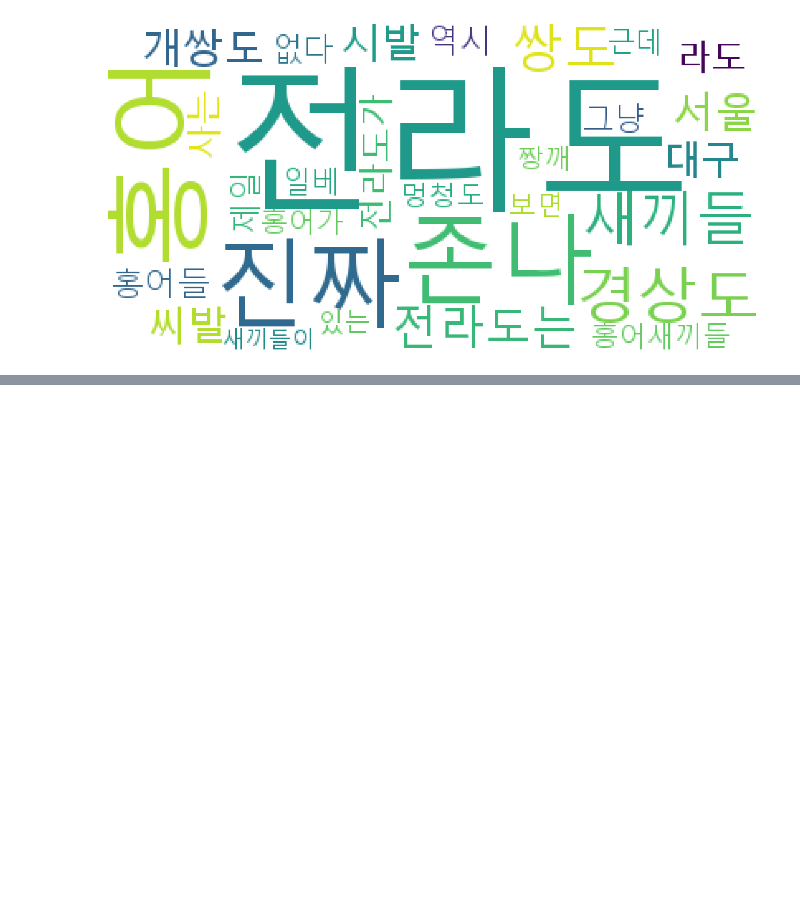
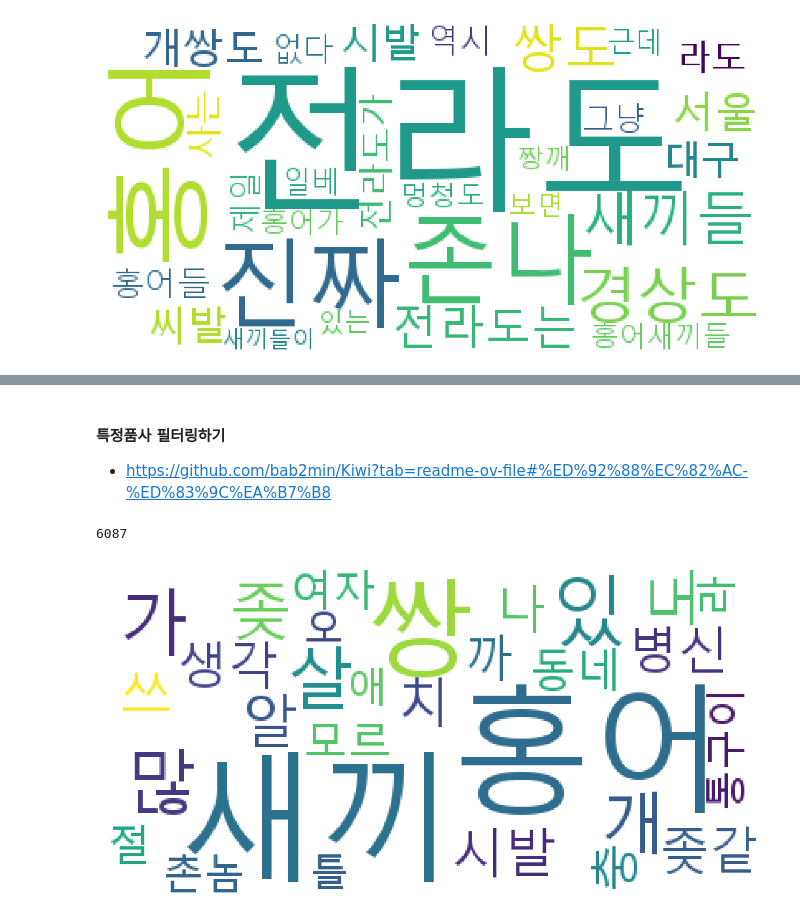
Before and after one commit to chxssun/python, a Jupyter notebook: ML/ex04_텍스트마이닝_기초.ipynb, the cells around one changed output, grey strips where cells are left out. Drawn from its saved outputs; the diff is of its cells as text; code cells hidden in the pictures; blank space fills up the shorter version.

```diff
--- a/ML/ex04_텍스트마이닝_기초.ipynb
+++ b/ML/ex04_텍스트마이닝_기초.ipynb
@@ -306,0 +374,3 @@ plt.show() # 시각화 결과 보여주기
+# %%
+from kiwipiepy.utils import Stopwords
+stopwords = Stopwords() # 불용어 객체생성 -> 기본적인 한국어 불용어가 탑재
@@ -306,0 +387,3 @@ plt.show() # 시각화 결과 보여주기
+# %%
+# 불용어 추가
+stopwords.add(("결과",'NNG')) # 새로운 불용어 등록
@@ -306,0 +418,5 @@ plt.show() # 시각화 결과 보여주기
+# %%
+morphs_list = [] # 형태소로 분리된 단어토큰이 들어갈 리스트
+for w in tqdm(clean_words ):
+    morphs_rs = Kiwi.tokenize(w, stopwords=stopwords) # 형태소 분리 및 불용어 처리
+    morphs_list = morphs_list + morphs_rs
@@ -306,0 +447,25 @@ plt.show() # 시각화 결과 보여주기
+# %% [markdown]
+#### 특정품사 필터링하기
+- https://github.com/bab2min/Kiwi?tab=readme-ov-file#%ED%92%88%EC%82%AC-%ED%83%9C%EA%B7%B8
+# %%
+# 일반명사(NNG), 동사(VV), 형용사(VA)를 필터링 해보자
+morphs_filtering_list = []
+for m in morphs_list :
+    if m.tag in ['NNG','VV','VA'] :
+        morphs_filtering_list.append(m.form)
+# %%
+len(morphs_filtering_list)
+# %% [output]
+6087
+# %%
+# 불용어 처리된 단어 토큰 빈도세기
+counter = Counter(morphs_filtering_list)
+words_most_30 = counter.most_common(30)
+# 워드클라우드 그리기
+wc_rs = wc.generate_from_frequencies(dict(words_most_30))
+plt.figure(figsize=(20,8)) # 가로, 세로 비율 지정(인치 단위)
+plt.imshow(wc_rs) # 그림을 시각화할때 사용하는 함수
+plt.axis('off') # x,y 눈금 숨기기
+plt.show() # 시각화 결과 보여주기
+# %% [output]
+[figure, added]
```
Also changed, not shown: parts of 30 cells of this notebook, 1 other file.
